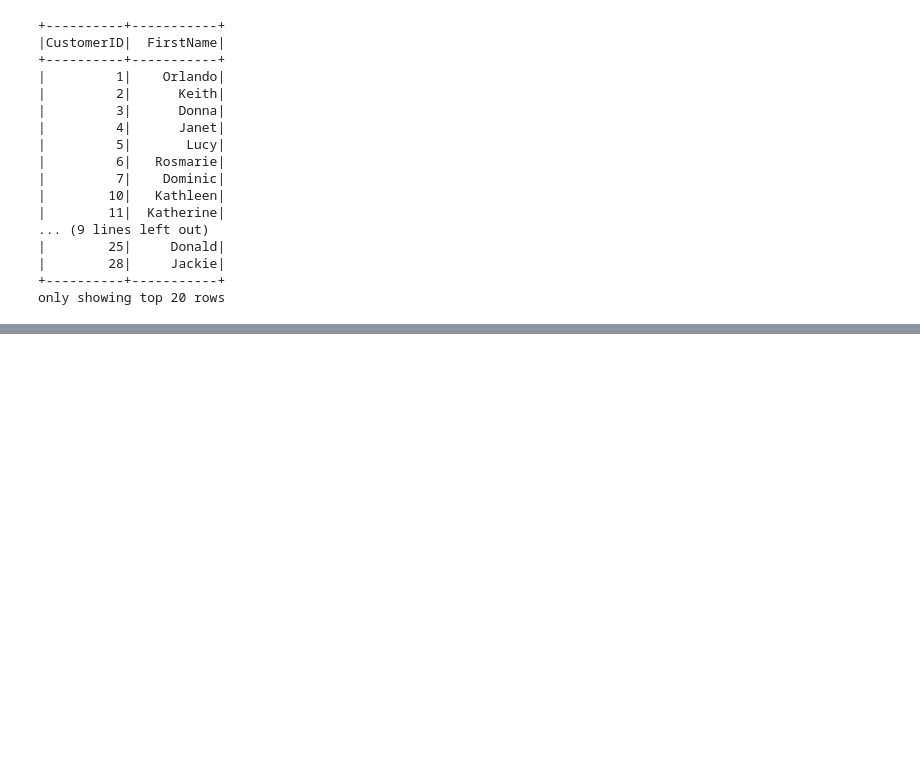
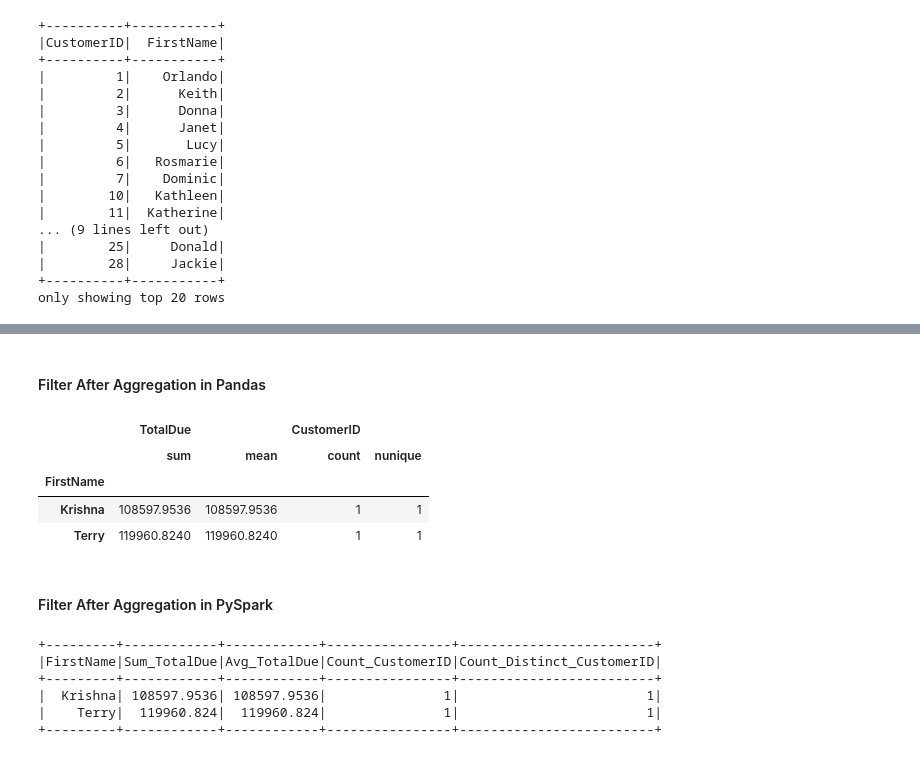
Before and after one commit to alonsoaca/pandas-spark-sql, a Jupyter notebook: aw_pandas_demo.ipynb, the cells around one changed output, grey strips where cells are left out. Saved outputs shown, nothing was run; the diff lists cells and outputs as text; code cells hidden in the pictures; blank space fills up the shorter version.

```diff
--- a/aw_pandas_demo.ipynb
+++ b/aw_pandas_demo.ipynb
@@ -375,0 +468,35 @@ only showing top 20 rows
+# %% [markdown]
+#### Filter After Aggregation in Pandas
+# %%
+df_agg_pandas = df_customer_sales_pandas.groupby("FirstName").agg(
+    {
+        "TotalDue": ["sum","mean"],
+        "CustomerID": ["count", pd.Series.nunique]
+    }
+    )
+
+df_agg_pandas[df_agg_pandas["TotalDue"]["sum"] > 100000]
+# %% [output]
+|  | TotalDue |  | CustomerID |  |
+|  | sum | mean | count | nunique |
+| FirstName |  |  |  |  |
+| Krishna | 108597.9536 | 108597.9536 | 1 | 1 |
+| Terry | 119960.8240 | 119960.8240 | 1 | 1 |
+# %% [markdown]
+#### Filter After Aggregation in PySpark
+# %%
+df_agg_ps = df_customer_sales_ps.groupBy("FirstName") \
+    .agg(functions.sum("TotalDue").alias("Sum_TotalDue"),
+    functions.mean("TotalDue").alias("Avg_TotalDue"),
+    functions.count("CustomerID").alias("Count_CustomerID"),
+    functions.count_distinct("CustomerID").alias("Count_Distinct_CustomerID"),
+    )
+
+df_agg_ps.where(df_agg_ps["Sum_TotalDue"] > 100000).show()
+# %% [output]
++---------+------------+------------+----------------+-------------------------+
+|FirstName|Sum_TotalDue|Avg_TotalDue|Count_CustomerID|Count_Distinct_CustomerID|
++---------+------------+------------+----------------+-------------------------+
+|  Krishna| 108597.9536| 108597.9536|               1|                        1|
+|    Terry|  119960.824|  119960.824|               1|                        1|
++---------+------------+------------+----------------+-------------------------+
```
Also changed, not shown: parts of 24 cells of this notebook, 1 other file.
